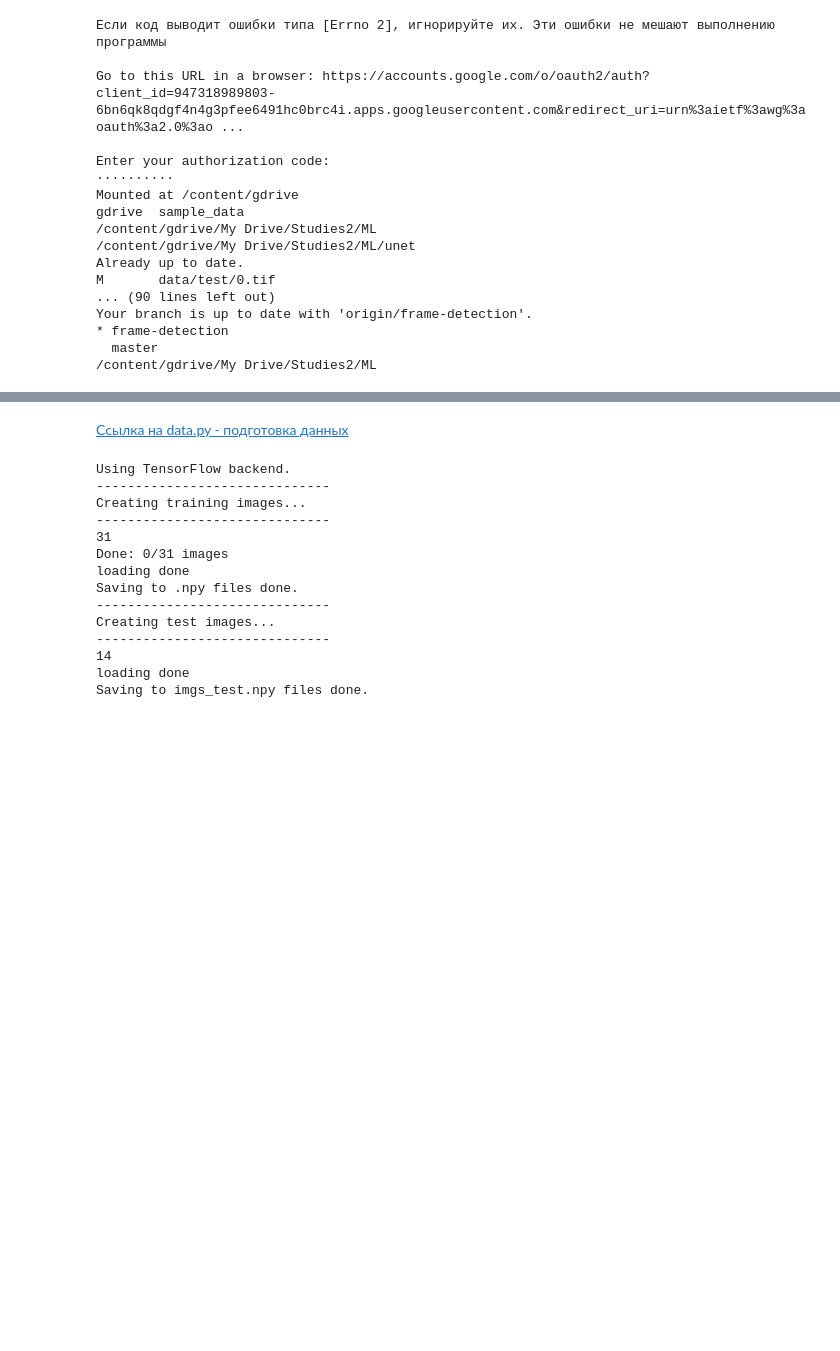
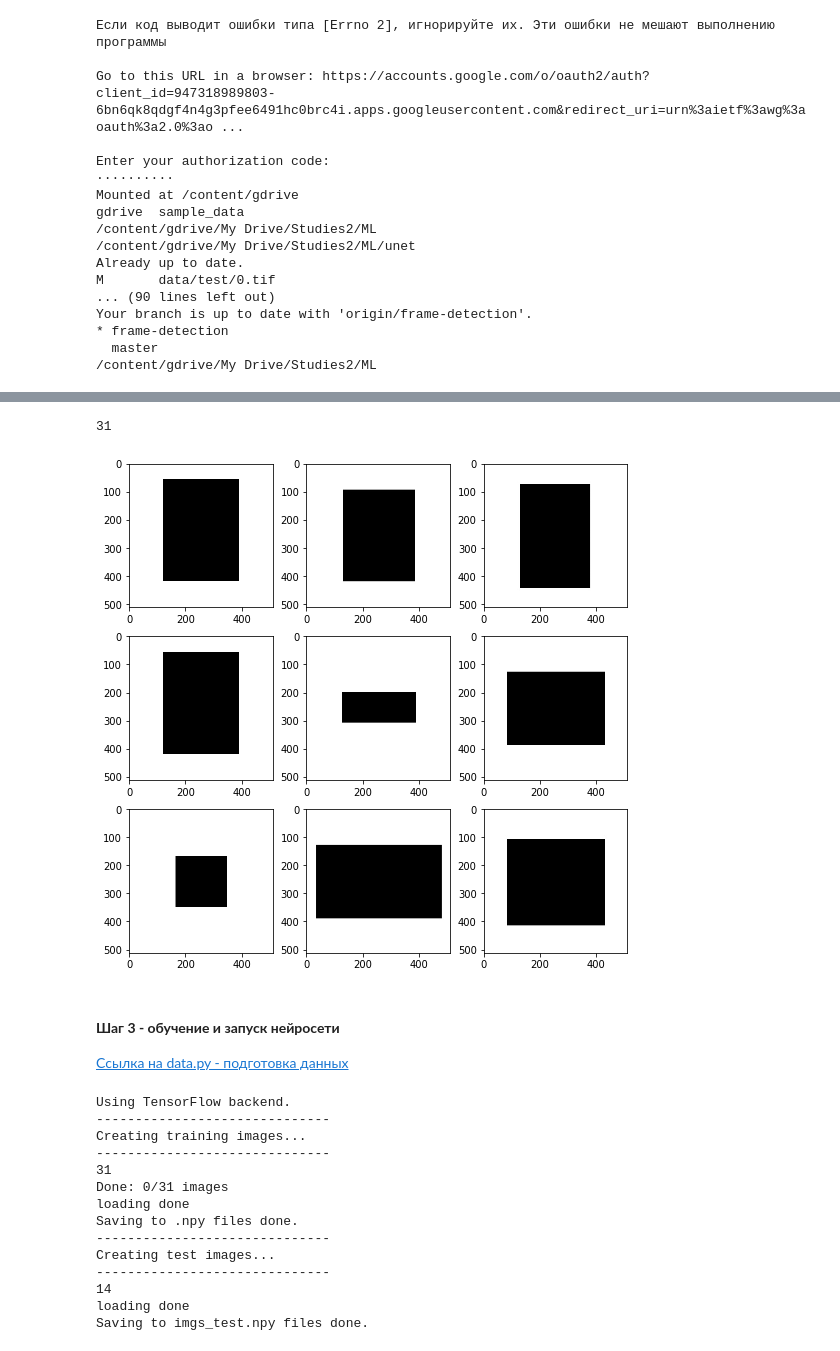
Before and after one commit to Alexflames/frame-detection, a Jupyter notebook: Unet_frame_detection.ipynb, the cells around one changed output, grey strips where cells are left out. Saved outputs shown, nothing was run; the diff lists cells and outputs as text; code cells hidden in the pictures; blank space fills up the shorter version.

```diff
--- a/Unet_frame_detection.ipynb
+++ b/Unet_frame_detection.ipynb
@@ -117,0 +201,6 @@ prepare_images("test_dataset_unet", "unet/data/test")
+# %%
+prepare_images("labels_dataset_unet_content_dirty2", "unet/data/train/label")
+show_images("unet/data/train/label", X_images, random_index)
+# %% [output]
+31
+[figure, added]
@@ -118,4 +209,5 @@ prepare_images("test_dataset_unet", "unet/data/test")
 # %% [markdown]
+#### **Шаг 3 - обучение и запуск нейросети**
 [Ссылка на data.py - подготовка данных](https://github.com/Alexflames/unet/blob/frame-detection/data.py)
 # %%
 !python unet/data.py
```
Also changed, not shown: parts of 7 cells of this notebook.
